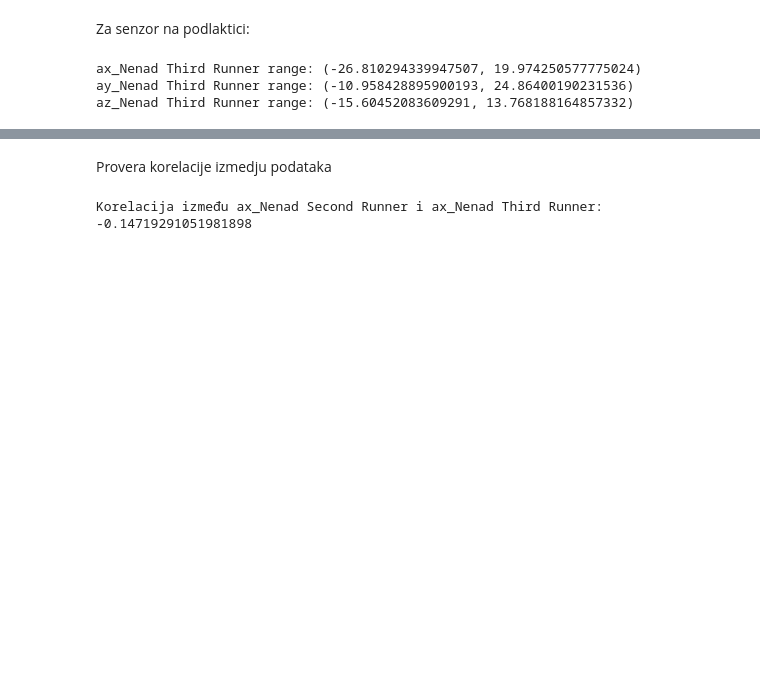
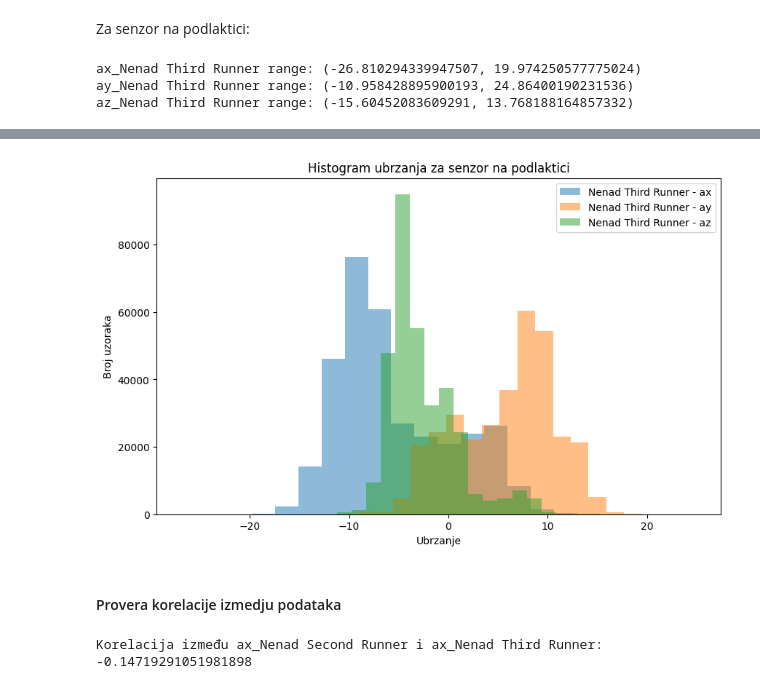
Before and after one commit to NastasijaaS/Running-data, a Jupyter notebook: Project.ipynb, the cells around one changed output, grey strips where cells are left out. Drawn from its saved outputs; the diff is of its cells as text; code cells hidden in the pictures; blank space fills up the shorter version.

```diff
--- a/Project.ipynb
+++ b/Project.ipynb
@@ -520,5 +548,16 @@ az_Nenad Third Runner range: (-15.60452083609291, 13.768188164857332)
+# %%
+plt.figure(figsize=(10, 6))
+for dimenzija in ['ax', 'ay', 'az']:
+    plt.hist(arm_data[f'{dimenzija}_Nenad Third Runner'], bins=20, alpha=0.5, label=f'Nenad Third Runner - {dimenzija}')
+plt.xlabel('Ubrzanje')
+plt.ylabel('Broj uzoraka')
+plt.title('Histogram ubrzanja za senzor na podlaktici')
+plt.legend()
+plt.show()
+# %% [output]
+[figure, added]
 # %% [markdown]
-Provera korelacije izmedju podataka
+#### Provera korelacije izmedju podataka
 # %%
 correlation = leg_data['ax_Nenad Second Runner'].corr(arm_data['ax_Nenad Third Runner'])
 print("Korelacija između ax_Nenad Second Runner i ax_Nenad Third Runner:", correlation)
```
Also changed, not shown: parts of 33 cells of this notebook.
